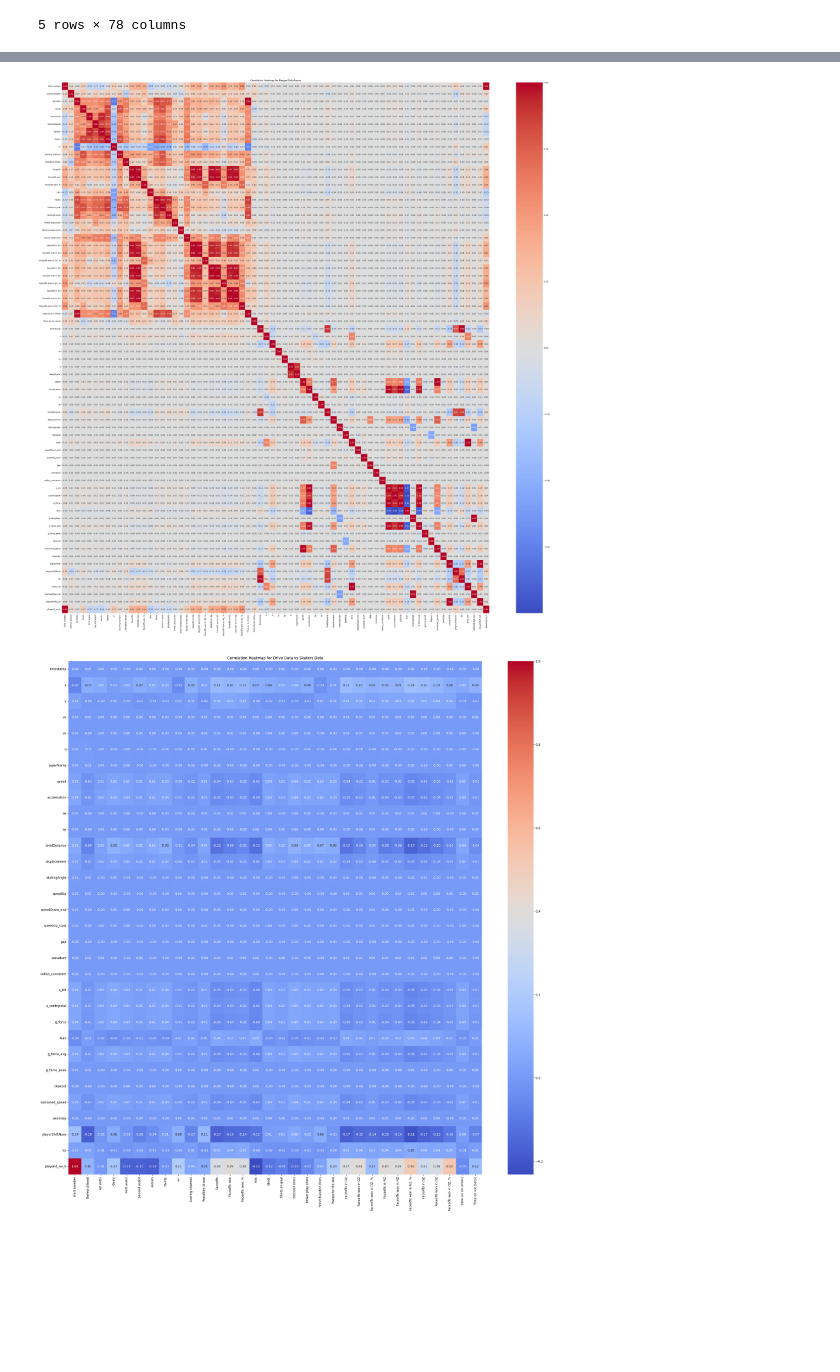
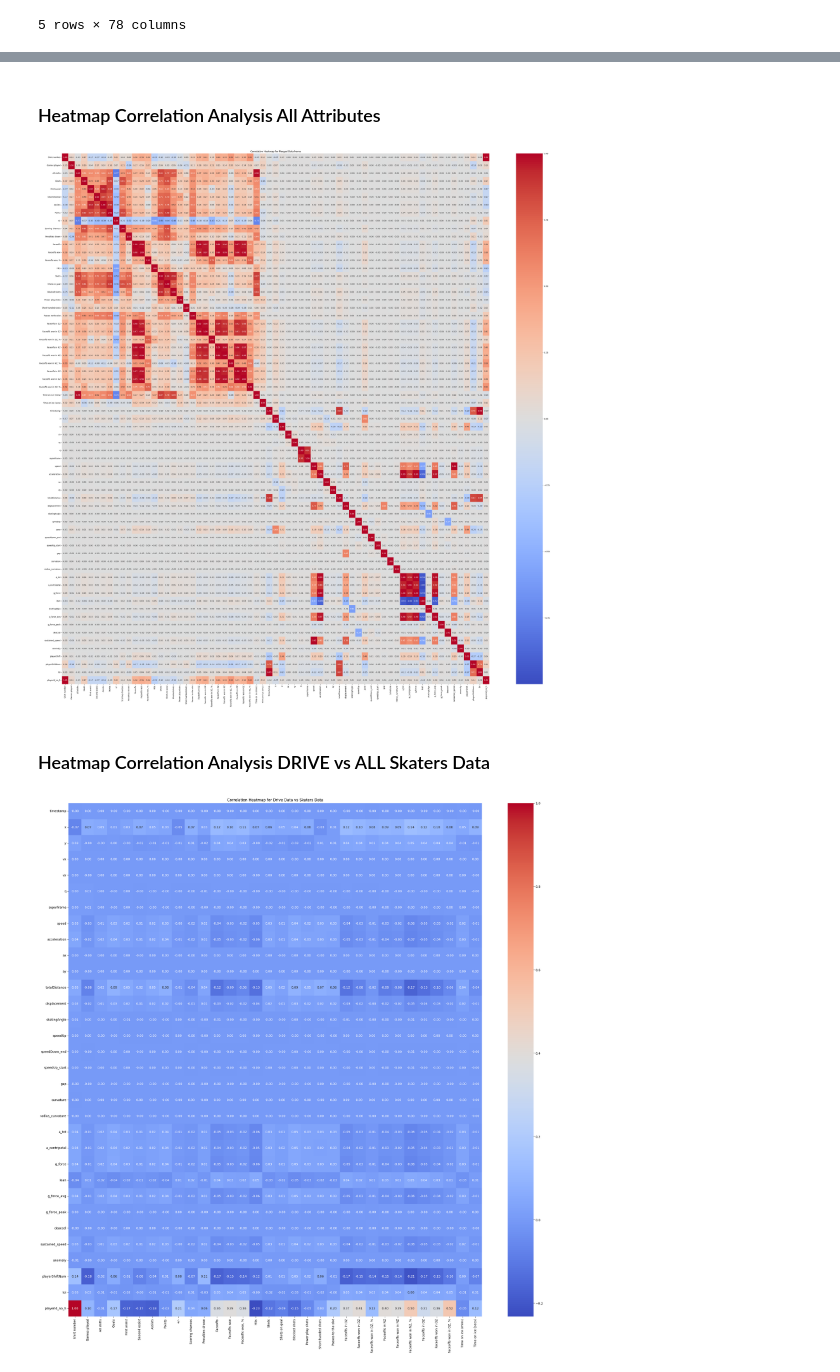
Before and after one commit to sarahsetiawan/Hood-Hockey, a Jupyter notebook: DataAnalysis/Analysis_Predictive.ipynb, the cells around one changed output, grey strips where cells are left out. Saved outputs shown, nothing was run; the diff lists cells and outputs as text; code cells hidden in the pictures; blank space fills up the shorter version.

```diff
--- a/DataAnalysis/Analysis_Predictive.ipynb
+++ b/DataAnalysis/Analysis_Predictive.ipynb
@@ -367,10 +381,10 @@ Distinct Shirt numbers in instat_skaters dataframe: [ 6 12 88 42 91  8 13  5 77
 drive['playerId_no_h'] = drive['playerId'].apply(lambda x: int(x[1:]) if x[1:].isdigit() else None)
 
 # Perform left join
-merged_df = pd.merge(instat_skaters, drive, left_on='Shirt number', right_on='playerId_no_h', how='left')
+merge_drive_skaters = pd.merge(instat_skaters, drive, left_on='Shirt number', right_on='playerId_no_h', how='left')
 
 # Display the merged dataframe
-display(merged_df.head())
+display(merge_drive_skaters.head())
 # %% [output]
 |  | Shirt number | Player | Position | Time on ice | Games played | All shifts | Goals | First assist | ... |
 | 0 | 6 | Alyssa Wilson | F | 18:39 | 18 | 22.0 | 0.0 | 0.0 | ... |
@@ -382,16 +589,20 @@ display(merged_df.head())
+# %% [markdown]
+### Heatmap Correlation Analysis All Attributes
 # %%
 # Select numerical columns for the heatmap
-numerical_columns_merged = merged_df.select_dtypes(include=['float64', 'int64']).columns
+numerical_columns_merged = merge_drive_skaters.select_dtypes(include=['float64', 'int64']).columns
 
 # Create a correlation matrix
-correlation_matrix_merged = merged_df[numerical_columns_merged].corr()
+correlation_matrix_merged = merge_drive_skaters[numerical_columns_merged].corr()
 
 # Plot the heatmap
 plt.figure(figsize=(50, 50))
 sns.heatmap(correlation_matrix_merged, annot=True, cmap='coolwarm', fmt='.2f')
 plt.title('Correlation Heatmap for Merged DataFrame')
 plt.show()
 # %% [output]
-[figure, old version]
+[figure, new version]
+# %% [markdown]
+### Heatmap Correlation Analysis DRIVE vs ALL Skaters Data
 # %%
 # Compute the correlation matrix for the merged dataframe
```
Also changed, not shown: parts of 23 cells of this notebook.
